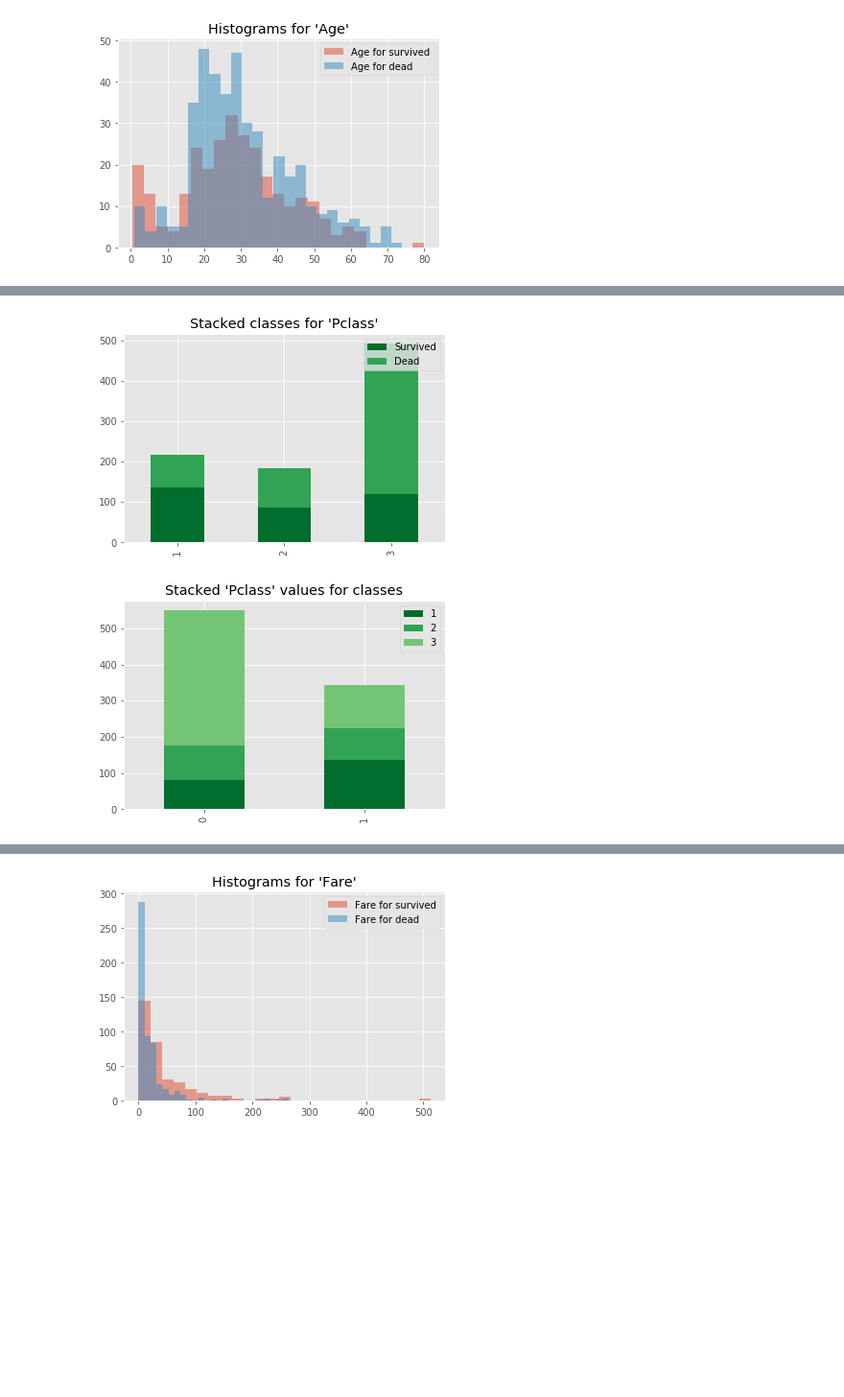
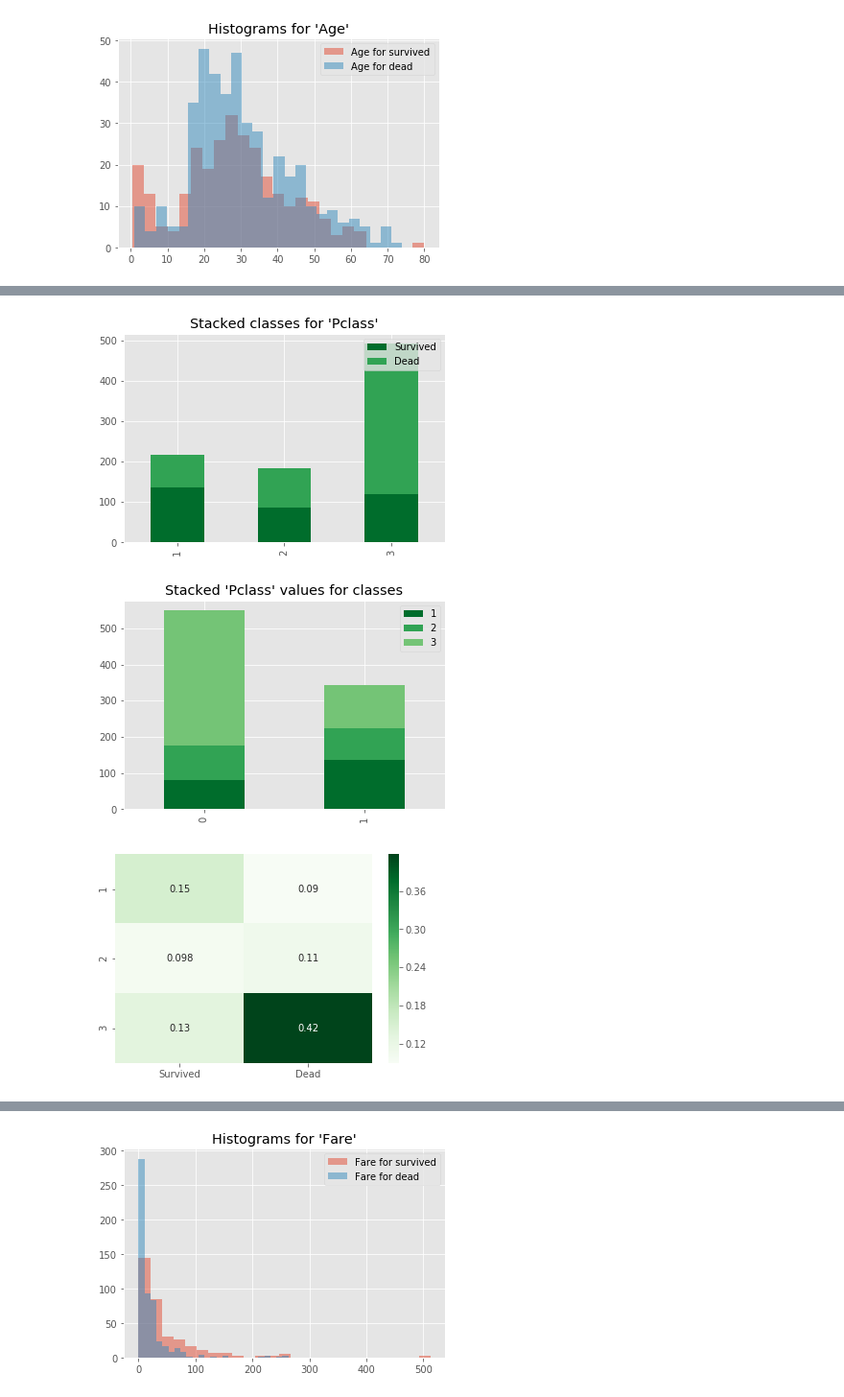
Before and after one commit to wojciechtobis/titanic, a Jupyter notebook: Titanic.ipynb, the cells around one changed output, grey strips where cells are left out. Shown at 96% size. Cells and saved outputs as stored; diff of their text form; code cells hidden in the pictures; blank space fills up the shorter version.

```diff
--- a/Titanic.ipynb
+++ b/Titanic.ipynb
@@ -105,9 +138,9 @@ stacked_bar_class("Sex");
 # %%
 # 'Pclass' column analysis
-stacked_bar_columns("Pclass");
-stacked_bar_class("Pclass");
+quantized_column_analysis("Pclass");
 # %% [output]
 [figure]
 [figure]
+[figure, added]
 # %%
 # 'SibSp' column analysis
```
Also changed, not shown: parts of 8 cells of this notebook, 1 other file.
